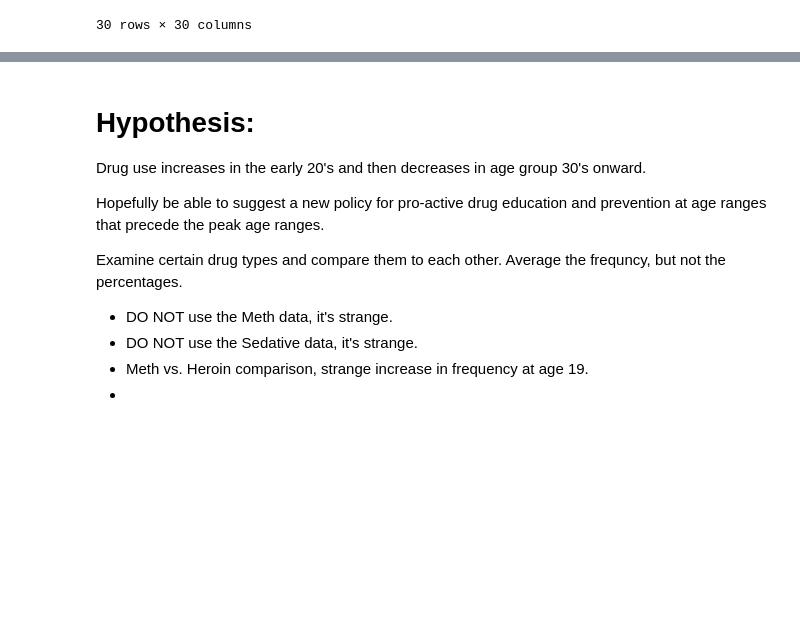
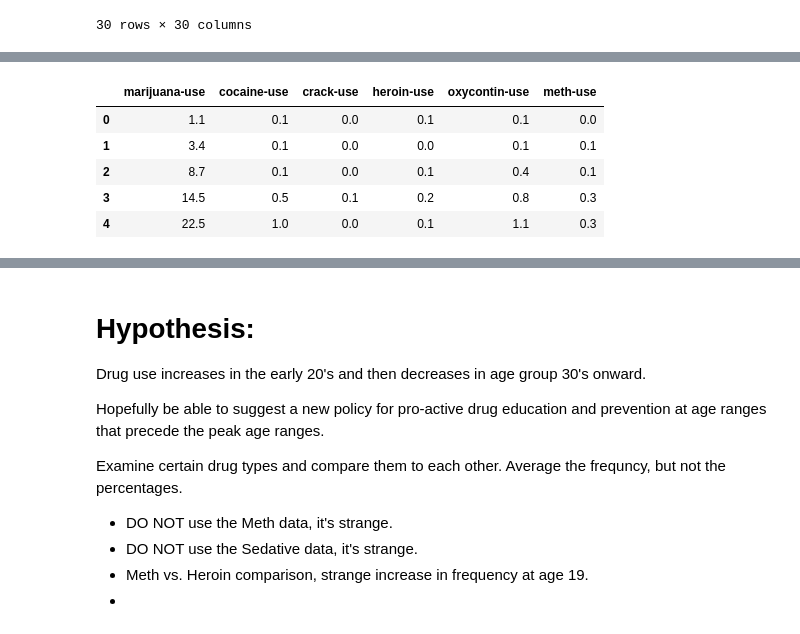
Before and after one commit to godsylla/Civic-Data-Analysis, a Jupyter notebook: project-02-v2-starter-code.ipynb, the cells around one changed output, grey strips where cells are left out. Drawn from its saved outputs; the diff is of its cells as text; code cells hidden in the pictures; blank space fills up the shorter version.

```diff
--- a/project-02-v2-starter-code.ipynb
+++ b/project-02-v2-starter-code.ipynb
@@ -1199,0 +1167,11 @@ df_use_corr
+# %%
+df_mj_vs_others = use_df[['marijuana-use', 'cocaine-use', 'crack-use', 'heroin-use', 'oxycontin-use', 'meth-use']]
+# %%
+df_mj_vs_others.head()
+# %% [output]
+|  | marijuana-use | cocaine-use | crack-use | heroin-use | oxycontin-use | meth-use |
+| 0 | 1.1 | 0.1 | 0.0 | 0.1 | 0.1 | 0.0 |
+| 1 | 3.4 | 0.1 | 0.0 | 0.0 | 0.1 | 0.1 |
+| 2 | 8.7 | 0.1 | 0.0 | 0.1 | 0.4 | 0.1 |
+| 3 | 14.5 | 0.5 | 0.1 | 0.2 | 0.8 | 0.3 |
+| 4 | 22.5 | 1.0 | 0.0 | 0.1 | 1.1 | 0.3 |
```
Also changed, not shown: parts of 16 cells of this notebook.
